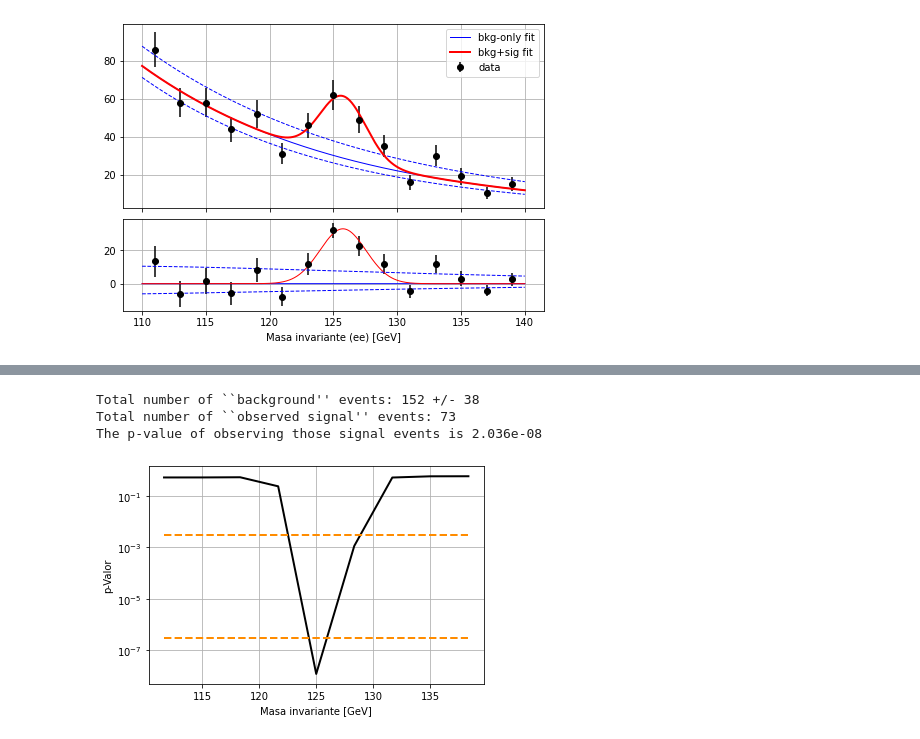
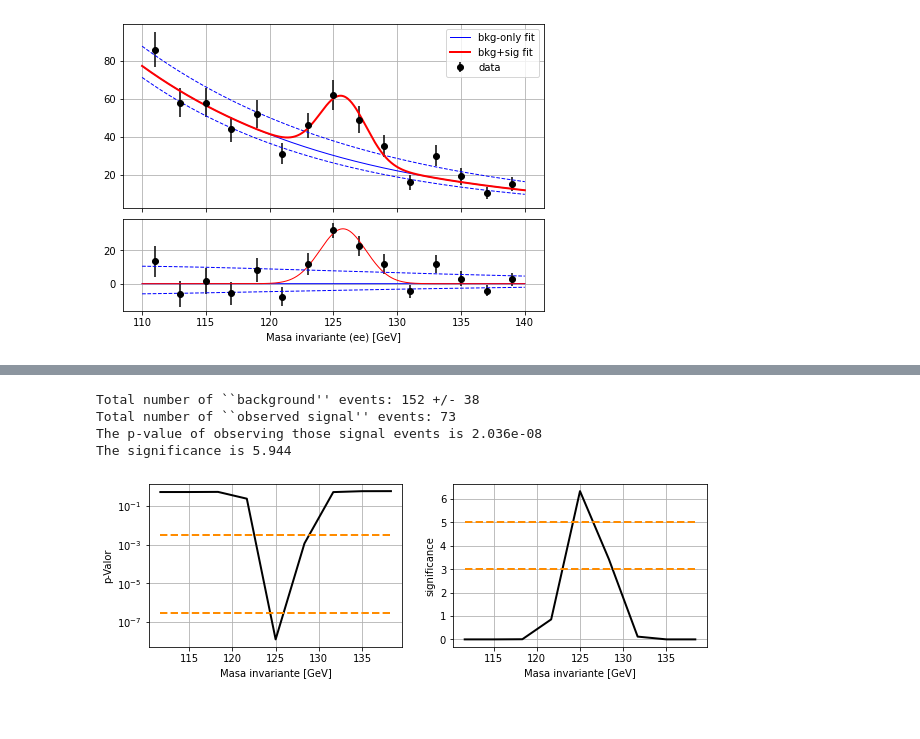
Before and after one commit to folguera/FPFE-DataAnalisisNotebook, a Jupyter notebook: Ejercicios/12-Hmm.ipynb, the cells around one changed output, grey strips where cells are left out. Saved outputs shown, nothing was run; the diff lists cells and outputs as text; code cells hidden in the pictures; blank space fills up the shorter version.

Commit message:
added significance

```diff
--- a/Ejercicios/12-Hmm.ipynb
+++ b/Ejercicios/12-Hmm.ipynb
@@ -274,37 +281,54 @@ print("Total number of ``background'' events: %d +/- %d" %(N_bkg,abs((F_bkg_up[0
 print("Total number of ``observed signal'' events: %d" %(N_sig))
 
 from scipy.stats import poisson
 print("The p-value of observing those signal events is %4.3e" %(poisson.sf( N_bkg+N_sig-1, N_bkg)))
+print("The significance is %4.3f" %(N_sig/np.sqrt(N_bkg)))
 
 ### do a sliding window of 10 GeV
 N_bkg = []
 N_sig = []
 pVal = []
+sig = []
 m = np.linspace(110,140,10)
 for i in range(len(m)-1):
     F_bkg = quad(expo, m[i], m[i+1], args=(par_exp[0],par_exp[1]))
     F_bkg_up = quad(expo, m[i], m[i+1], args=(par_exp_1sigup[0],par_exp_1sigup[1]))
     F_sig = quad(gaus_exp, m[i], m[i+1], args=(par_ge[0],par_ge[1],par_ge[2],par_ge[3],par_ge[4]))
 
     N_bkg.append(F_bkg[0]/norm)
     N_sig.append((F_sig[0]-F_bkg[0])/norm)
 
     pVal.append(poisson.sf( N_bkg[i]+N_sig[i]-1, N_bkg[i]))
 
+sig = N_sig/np.sqrt(N_bkg)
+
  #   print("Total number of ``background'' events: %d +/- %d" %(N_bkg[i],abs((F_bkg_up[0])/(norm)-N_bkg[i])))
  #   print("Total number of ``observed signal'' events: %d" %(N_sig[i]))
 
 m_x = centers_from_borders(m)
 
-plt.semilogy(m_x, pVal, '-', color='black', linewidth=2)
-plt.semilogy(m_x,np.full_like(m_x,0.003), '--', color='darkorange', linewidth=2)
-plt.semilogy(m_x,np.full_like(m_x,0.0000003), '--', color='darkorange', linewidth=2)
-plt.xlabel('Masa invariante [GeV]')
-plt.ylabel('p-Valor')
-plt.grid()
+f = plt.figure(figsize=(10,3))
+ax = f.add_subplot(121)
+ax2 = f.add_subplot(122)
+
+ax.semilogy(m_x, pVal, '-', color='black', linewidth=2)
+ax.semilogy(m_x,np.full_like(m_x,0.003), '--', color='darkorange', linewidth=2)
+ax.semilogy(m_x,np.full_like(m_x,0.0000003), '--', color='darkorange', linewidth=2)
+ax.set_xlabel('Masa invariante [GeV]')
+ax.set_ylabel('p-Valor')
+ax.grid()
+
+ax2.plot(m_x, sig, '-', color='black', linewidth=2)
+ax2.plot(m_x,np.full_like(m_x,3), '--', color='darkorange', linewidth=2)
+ax2.plot(m_x,np.full_like(m_x,5), '--', color='darkorange', linewidth=2)
+ax2.set_xlabel('Masa invariante [GeV]')
+ax2.set_ylabel('significance')
+ax2.grid()
+
 plt.show()
 # %% [output]
 Total number of ``background'' events: 152 +/- 38
 Total number of ``observed signal'' events: 73
 The p-value of observing those signal events is 2.036e-08
+The significance is 5.944
-[figure, old version]
+[figure, new version]
```
Also changed, not shown: parts of 4 cells of this notebook.
